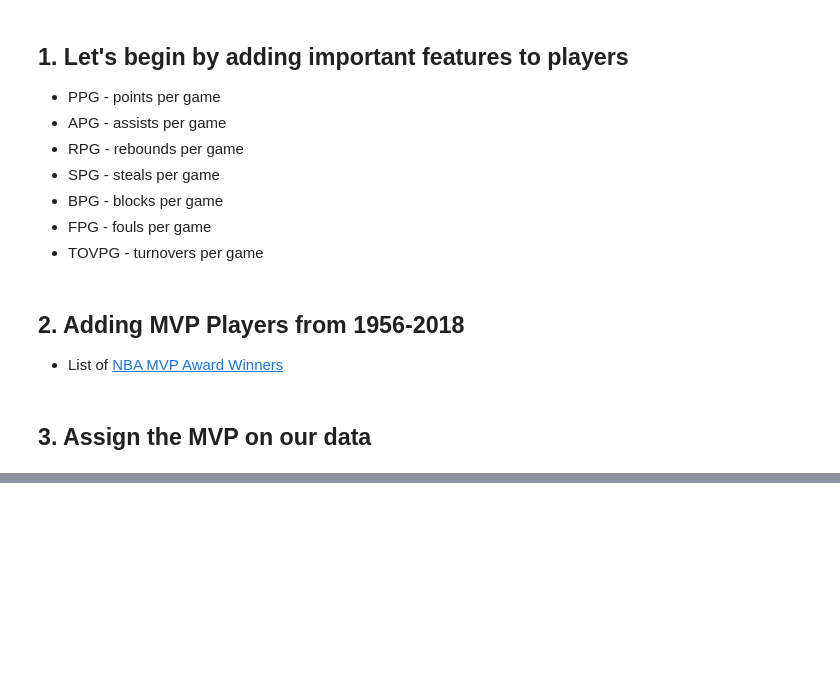
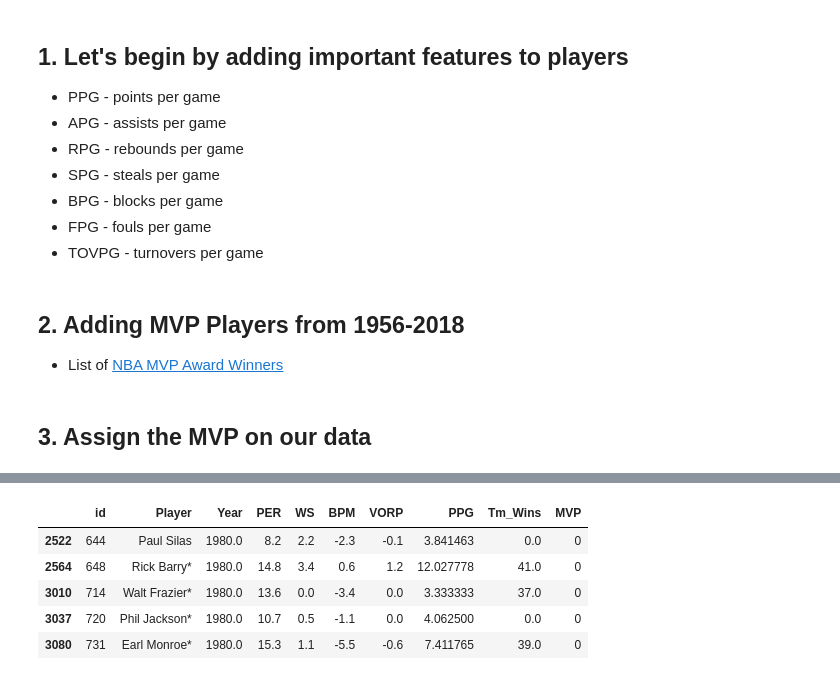
Before and after one commit to SamuelFolledo/DS2.1-Machine-Learning, a Jupyter notebook: Final Project/Final Project.ipynb, the cells around one changed output, grey strips where cells are left out. Drawn from its saved outputs; the diff is of its cells as text; code cells hidden in the pictures; blank space fills up the shorter version.

```diff
--- a/Final Project/Final Project.ipynb
+++ b/Final Project/Final Project.ipynb
@@ -375,0 +438,11 @@ array(['AND', 'ATL', 'BAL', 'BLB', 'BOS', 'BRK', 'BUF', 'CAP', 'CHA',
+# %%
+data_mvp = data[['id', 'Player', 'Year', 'PER', 'WS', 'BPM', 'VORP', 'PPG', 'Tm_Wins', 'MVP']]
+data_mvp = data_mvp.fillna(0) #make NaN values = 0
+data_mvp.head()
+# %% [output]
+|  | id | Player | Year | PER | WS | BPM | VORP | PPG | Tm_Wins | MVP |
+| 2522 | 644 | Paul Silas | 1980.0 | 8.2 | 2.2 | -2.3 | -0.1 | 3.841463 | 0.0 | 0 |
+| 2564 | 648 | Rick Barry* | 1980.0 | 14.8 | 3.4 | 0.6 | 1.2 | 12.027778 | 41.0 | 0 |
+| 3010 | 714 | Walt Frazier* | 1980.0 | 13.6 | 0.0 | -3.4 | 0.0 | 3.333333 | 37.0 | 0 |
+| 3037 | 720 | Phil Jackson* | 1980.0 | 10.7 | 0.5 | -1.1 | 0.0 | 4.062500 | 0.0 | 0 |
+| 3080 | 731 | Earl Monroe* | 1980.0 | 15.3 | 1.1 | -5.5 | -0.6 | 7.411765 | 39.0 | 0 |
```
Also changed, not shown: parts of 23 cells of this notebook.
